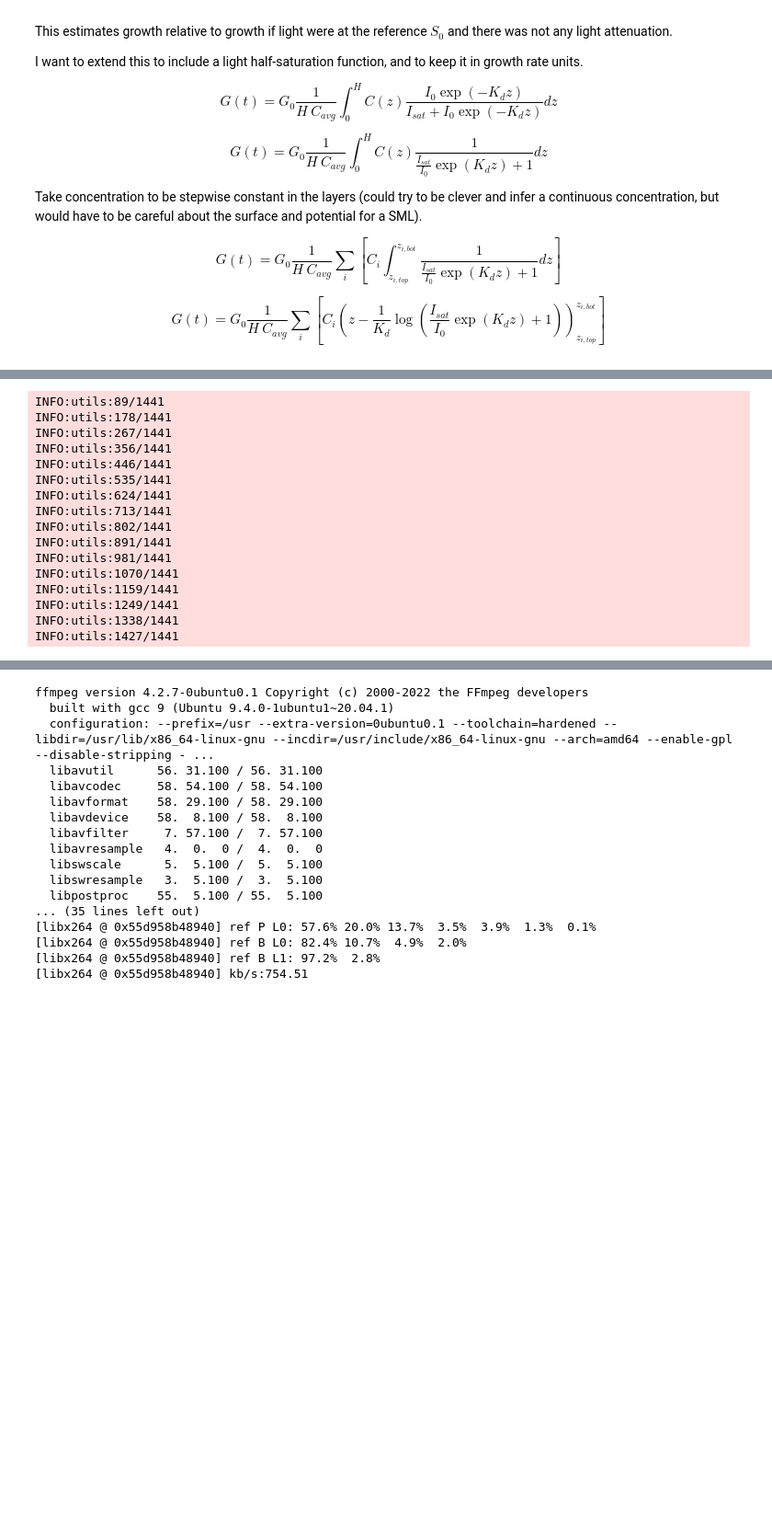
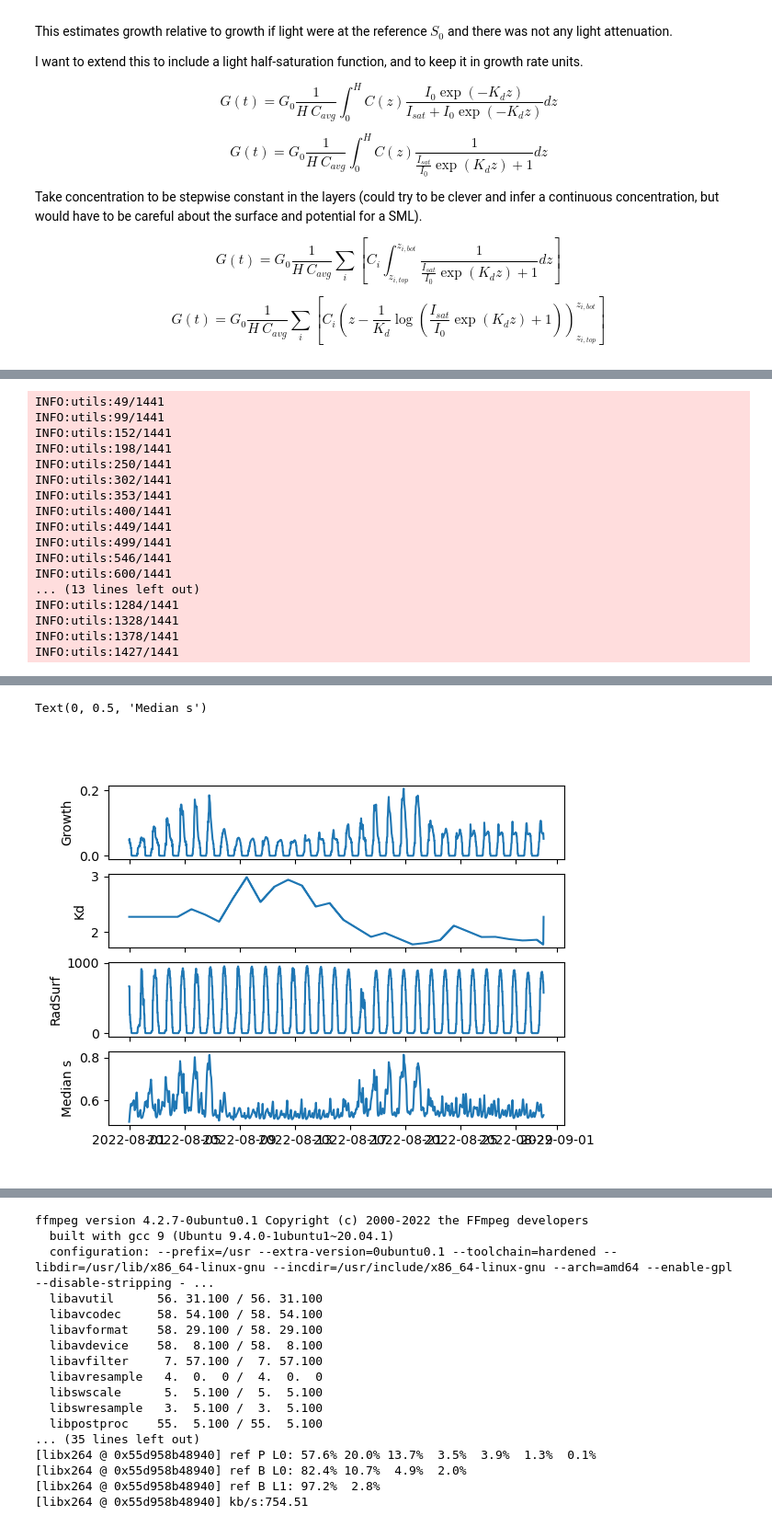
Before and after one commit to rustychris/wy2022_bloom, a Jupyter notebook: plot_transport_and_swimming.ipynb, the cells around one changed output, grey strips where cells are left out. Shown at 92% size. Saved outputs shown, nothing was run; the diff lists cells and outputs as text; code cells hidden in the pictures; blank space fills up the shorter version.

```diff
--- a/plot_transport_and_swimming.ipynb
+++ b/plot_transport_and_swimming.ipynb
@@ -206,31 +183,45 @@ def average_growth_one(c,tidx,scal):
 
     # Concentration weighted average
     growth_avg=G0*np.sum(col[scal]*np.diff(klight_indef)) / (H*C_avg)
-    return growth_avg
+    return dict(growth_avg=growth_avg,
+                extVl = extVl,
+                time=col.time.values,
+                sigma=1-common.sigma_median(col[scal].values), # 1- to get a positive-up value
+                RadSurf=RadSurf)
 
 p=[565000, 4.16141e6]
 g=unstructured_grid.UnstructuredGrid.read_ugrid(ds)
 c=g.select_cells_nearest(p)
 
 # Compile a time series for one point:
-growths=[average_growth_one(c,tidx,'BLOOMAlg04')
-         for tidx in utils.progress(range(ds.dims['time']))]
-fig,ax=plt.subplots()
-ax.plot(ds.time, growths) ;
+recs=[average_growth_one(c,tidx,'BLOOMAlg03')
+      for tidx in utils.progress(range(ds.dims['time']))]
+df_one = pd.DataFrame(recs)
+
+fig,axs=plt.subplots(4,1,sharex=True)
+axs[0].plot(df_one.time, df_one.growth_avg)
+axs[0].set_ylabel('Growth')
+axs[1].plot(df_one.time, df_one.extVl)
+axs[1].set_ylabel('Kd')
+axs[2].plot(df_one.time, df_one.RadSurf)
+axs[2].set_ylabel('RadSurf')
+axs[3].plot(df_one.time, df_one.sigma)
+axs[3].set_ylabel('Median s')
 # %% [output]
-INFO:utils:89/1441
-INFO:utils:178/1441
-INFO:utils:267/1441
-INFO:utils:356/1441
-INFO:utils:446/1441
-INFO:utils:535/1441
-INFO:utils:624/1441
-INFO:utils:713/1441
-INFO:utils:802/1441
-INFO:utils:891/1441
-INFO:utils:981/1441
-INFO:utils:1070/1441
-INFO:utils:1159/1441
-INFO:utils:1249/1441
-INFO:utils:1338/1441
+INFO:utils:49/1441
+INFO:utils:99/1441
+INFO:utils:152/1441
+INFO:utils:198/1441
+INFO:utils:250/1441
+INFO:utils:302/1441
+INFO:utils:353/1441
+INFO:utils:400/1441
+INFO:utils:449/1441
+INFO:utils:499/1441
+INFO:utils:546/1441
+INFO:utils:600/1441
+... (13 lines left out)
+INFO:utils:1284/1441
+INFO:utils:1328/1441
+INFO:utils:1378/1441
 INFO:utils:1427/1441
@@ -238,0 +228,2 @@ INFO:utils:1427/1441
+Text(0, 0.5, 'Median s')
+[figure, added]
```
Also changed, not shown: parts of 23 cells of this notebook, 33 other files.
